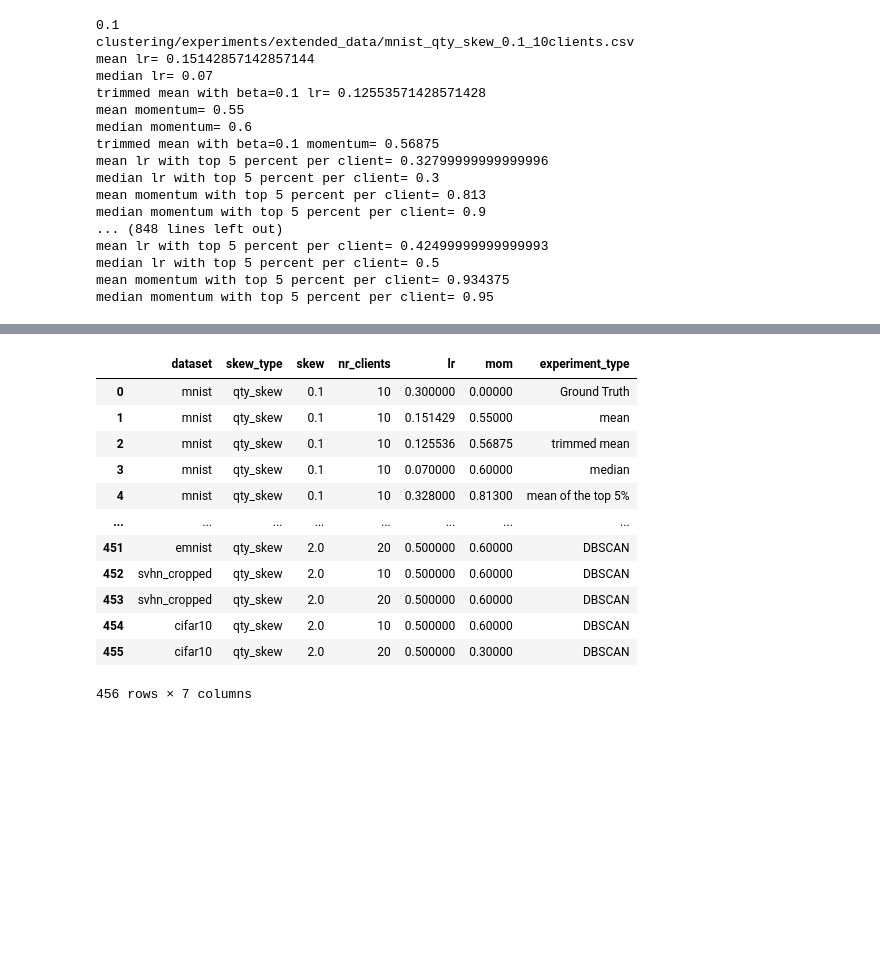
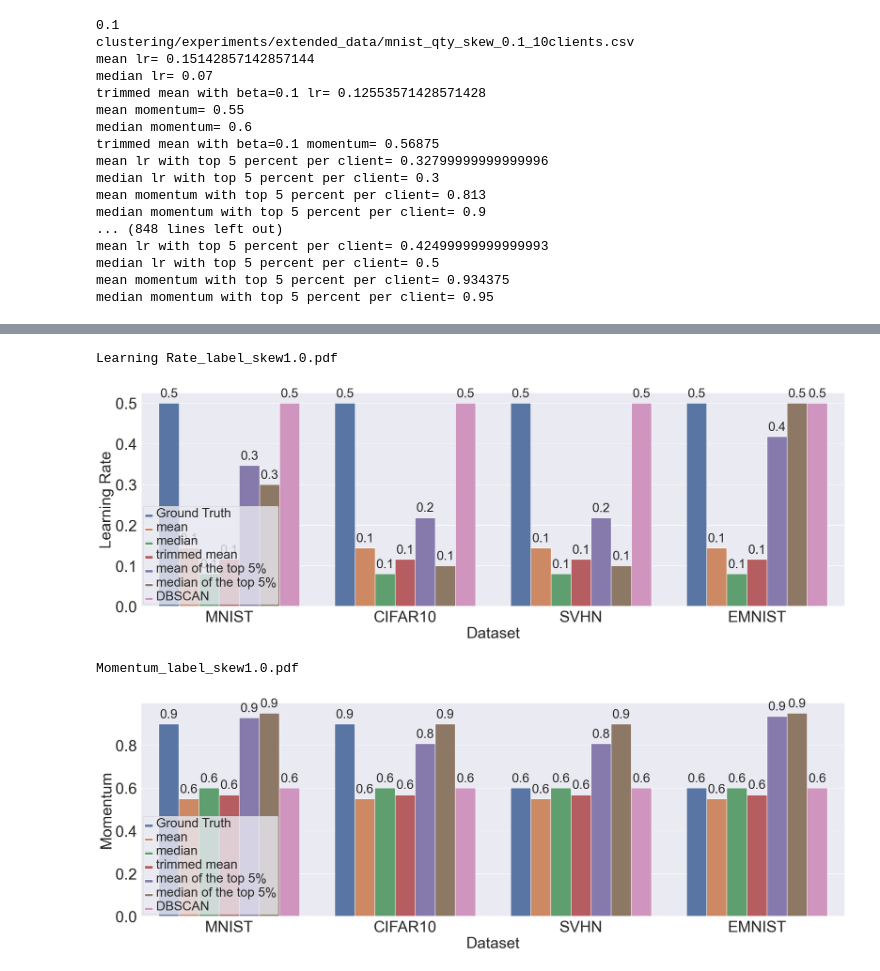
Before and after one commit to sinemsav/hyperparams, a Jupyter notebook: non_IID_setting/results_aggregation/measurements.ipynb, the cells around one changed output, grey strips where cells are left out. Saved outputs shown, nothing was run; the diff lists cells and outputs as text; code cells hidden in the pictures; blank space fills up the shorter version.

```diff
--- a/non_IID_setting/results_aggregation/measurements.ipynb
+++ b/non_IID_setting/results_aggregation/measurements.ipynb
@@ -240,15 +242,16 @@ Momentum_qty_skew2.0.pdf
 # %%
+#select some experiments:
+#feature skew with 0.02
+
+plotdfL = plotdf.loc[(plotdf['skew_type'] == 'label_skew') & (plotdf['skew'] == 1.0)& (plotdf['nr_clients'] == 20)]
+
+hue = ['Ground Truth', 'mean', 'median', 'trimmed mean', 'mean of the top 5%','median of the top 5%','DBSCAN']
+plot_barplot1(plotdfL, title="Measurements", savePath='', saveFig=True, hue=hue,param="Learning Rate",param_ann="lr", skew_type='label_skew',skew='1.0')
+
+hue = ['Ground Truth', 'mean', 'median', 'trimmed mean', 'mean of the top 5%','median of the top 5%','DBSCAN']
+plot_barplot1(plotdfL, title="Measurements", savePath='', saveFig=True, hue=hue,param="Momentum",param_ann="mom", skew_type='label_skew',skew='1.0')
 # %% [output]
-|  | dataset | skew_type | skew | nr_clients | lr | mom | experiment_type |
-| 0 | mnist | qty_skew | 0.1 | 10 | 0.300000 | 0.00000 | Ground Truth |
-| 1 | mnist | qty_skew | 0.1 | 10 | 0.151429 | 0.55000 | mean |
-| 2 | mnist | qty_skew | 0.1 | 10 | 0.125536 | 0.56875 | trimmed mean |
-| 3 | mnist | qty_skew | 0.1 | 10 | 0.070000 | 0.60000 | median |
-| 4 | mnist | qty_skew | 0.1 | 10 | 0.328000 | 0.81300 | mean of the top 5% |
-| ... | ... | ... | ... | ... | ... | ... | ... |
-| 451 | emnist | qty_skew | 2.0 | 20 | 0.500000 | 0.60000 | DBSCAN |
-| 452 | svhn_cropped | qty_skew | 2.0 | 10 | 0.500000 | 0.60000 | DBSCAN |
-| 453 | svhn_cropped | qty_skew | 2.0 | 20 | 0.500000 | 0.60000 | DBSCAN |
-| 454 | cifar10 | qty_skew | 2.0 | 10 | 0.500000 | 0.60000 | DBSCAN |
-| 455 | cifar10 | qty_skew | 2.0 | 20 | 0.500000 | 0.30000 | DBSCAN |
-456 rows × 7 columns
+Learning Rate_label_skew1.0.pdf
+[figure, added]
+Momentum_label_skew1.0.pdf
+[figure, added]
```
Also changed, not shown: parts of 10 cells of this notebook, 34 other files.
